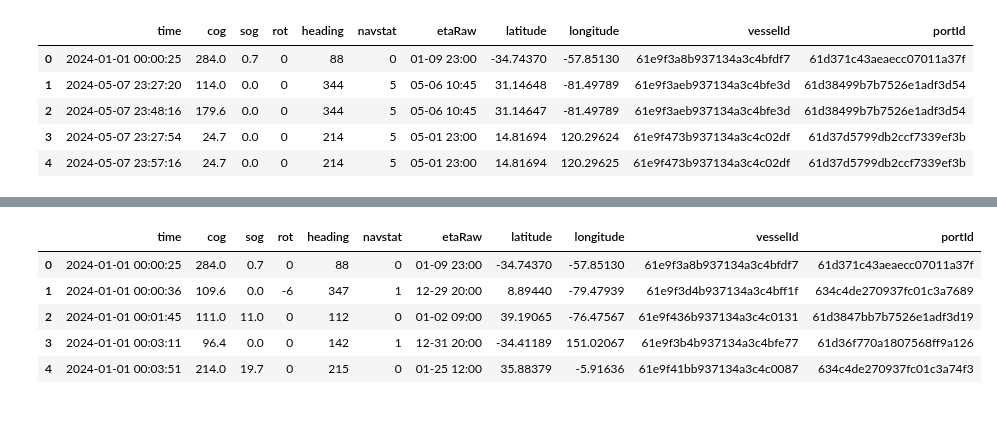
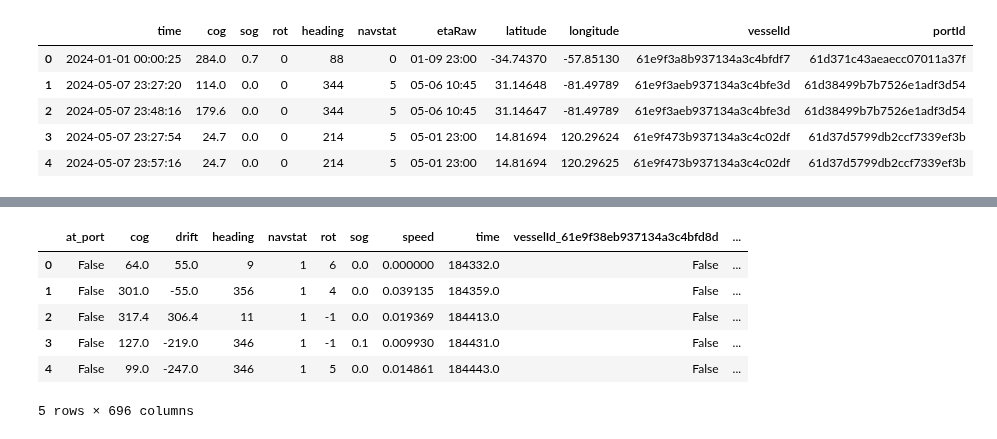
Before and after one commit to baconmoontwist/ML, a Jupyter notebook: Henrik/ML 1.ipynb, the cells around one changed output, grey strips where cells are left out. Drawn from its saved outputs; the diff is of its cells as text; code cells hidden in the pictures.

```diff
--- a/Henrik/ML 1.ipynb
+++ b/Henrik/ML 1.ipynb
@@ -141,7 +141,7 @@ start = time.time()
 trainingdata4 = cleandata.copy()
 goaldata4 = cleandata.copy()
 goaldata4 = goaldata4[["latitude","longitude"]]
-trainingdata4 = trainingdata4.drop(columns=["longitude","latitude","etaRaw","portId","time_at_sea","tot_dist"])
+trainingdata4 = trainingdata4.drop(columns=["longitude","latitude","etaRaw","portId","time_at_sea","tot_dist","time_s_l","dist_s_l","at_port"])
 trainingdata4['time'] = pd.to_datetime(trainingdata4['time'])
 trainingdata4 = trainingdata4.reindex(sorted(trainingdata4.columns), axis=1)
 trainingdata4 = preprocess(trainingdata4)
@@ -182,7 +182,7 @@ slicecat.head()
 start= time.time()
 uniquevessel = [i for i in test.copy()['vesselId'].unique()]
 enesstyle = cleandata.copy()
-enesstyle = enesstyle.drop(columns=["longitude","latitude","etaRaw","portId","time_at_sea","tot_dist"])
+enesstyle = enesstyle.drop(columns=["longitude","latitude","etaRaw","portId","time_at_sea","tot_dist","time_s_l","dist_s_l","at_port"])
 enesstyle = enesstyle.sort_values(by = ['vesselId','time'])
 enestest = test.copy()
 enestest = enestest.sort_values(by = ['vesselId','time'])
@@ -212,12 +212,17 @@ start = time.time()
 enesresc = enesres.copy()
 enesresc = enesresc.reset_index(drop = True)
 enesresc['time'] = enestest.reset_index(drop=True)['time']
-enesresc = enesresc.sort_values(by = ['time','vesselId'])
+blblbl = test.copy()
+blblbl['indexer'] = blblbl.index
+blblbl=blblbl.sort_values(by=['vesselId']).reset_index(drop=True)
+enesresc['indexer']= blblbl['indexer']
+enesresc = enesresc.sort_values(by = ['indexer','time','vesselId'])
 enesresc = preprocess(enesresc)
 for column in trainingdata4:
     if column not in enesresc:
         enesresc[column] = False
 enesresc = enesresc.reindex(sorted(enesresc.columns), axis=1)
+enesresc = enesresc.drop(columns = "indexer")
 res = model2.predict(enesresc)
 print(time.time()-start)
 # %% [output]
@@ -312,11 +317,12 @@ with open('res.csv', 'w') as f:
 df = pd.read_csv('res.csv')
 df.to_csv('res.csv', index=False)
 # %%
-traincopy.head()
+enesresc.head()
 # %% [output]
-|  | time | cog | sog | rot | heading | navstat | etaRaw | latitude | longitude | vesselId | portId |
-| 0 | 2024-01-01 00:00:25 | 284.0 | 0.7 | 0 | 88 | 0 | 01-09 23:00 | -34.74370 | -57.85130 | 61e9f3a8b937134a3c4bfdf7 | 61d371c43aeaecc07011a37f |
-| 1 | 2024-01-01 00:00:36 | 109.6 | 0.0 | -6 | 347 | 1 | 12-29 20:00 | 8.89440 | -79.47939 | 61e9f3d4b937134a3c4bff1f | 634c4de270937fc01c3a7689 |
-| 2 | 2024-01-01 00:01:45 | 111.0 | 11.0 | 0 | 112 | 0 | 01-02 09:00 | 39.19065 | -76.47567 | 61e9f436b937134a3c4c0131 | 61d3847bb7b7526e1adf3d19 |
-| 3 | 2024-01-01 00:03:11 | 96.4 | 0.0 | 0 | 142 | 1 | 12-31 20:00 | -34.41189 | 151.02067 | 61e9f3b4b937134a3c4bfe77 | 61d36f770a1807568ff9a126 |
-| 4 | 2024-01-01 00:03:51 | 214.0 | 19.7 | 0 | 215 | 0 | 01-25 12:00 | 35.88379 | -5.91636 | 61e9f41bb937134a3c4c0087 | 634c4de270937fc01c3a74f3 |
+|  | at_port | cog | drift | heading | navstat | rot | sog | speed | time | vesselId_61e9f38eb937134a3c4bfd8d | ... |
+| 0 | False | 64.0 | 55.0 | 9 | 1 | 6 | 0.0 | 0.000000 | 184332.0 | False | ... |
+| 1 | False | 301.0 | -55.0 | 356 | 1 | 4 | 0.0 | 0.039135 | 184359.0 | False | ... |
+| 2 | False | 317.4 | 306.4 | 11 | 1 | -1 | 0.0 | 0.019369 | 184413.0 | False | ... |
+| 3 | False | 127.0 | -219.0 | 346 | 1 | -1 | 0.1 | 0.009930 | 184431.0 | False | ... |
+| 4 | False | 99.0 | -247.0 | 346 | 1 | 5 | 0.0 | 0.014861 | 184443.0 | False | ... |
+5 rows × 696 columns
```
Also changed, not shown: parts of 5 cells of this notebook, 2 other files.
